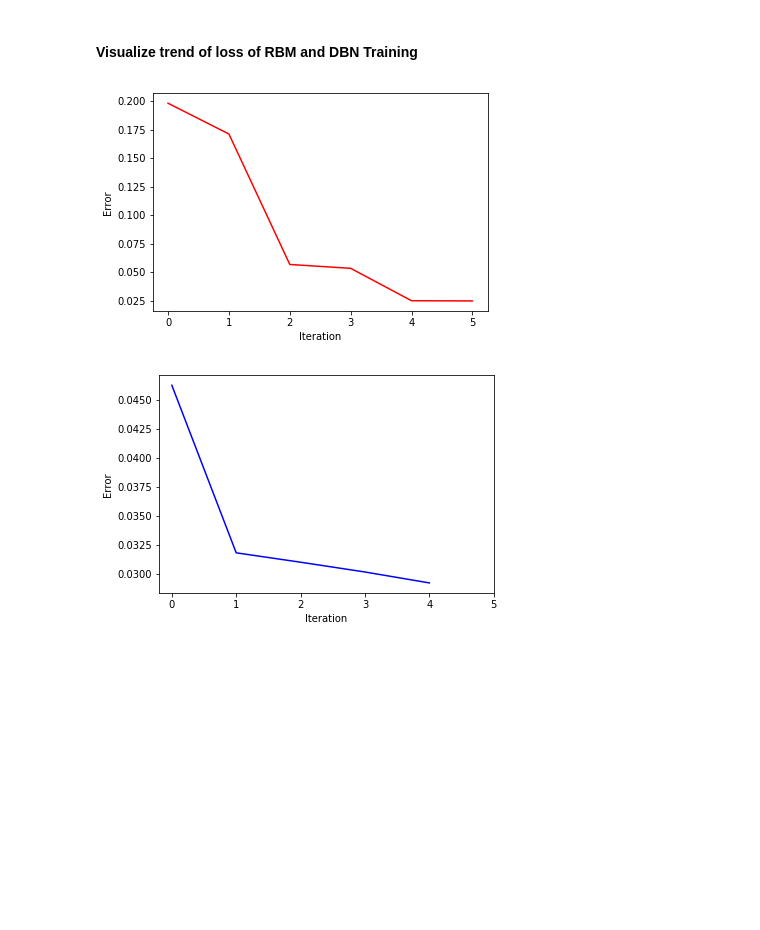
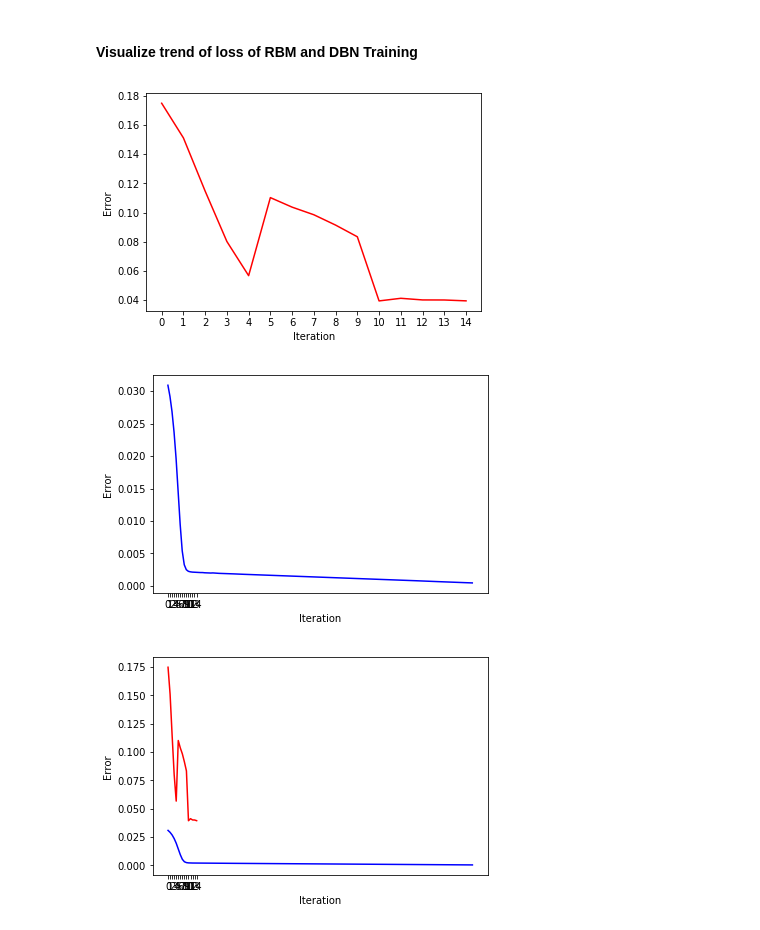
Before and after one commit to fuouo/TrafficBato, a Jupyter notebook: PREDICTION-MODEL-1.ipynb, the cells around one changed output. Drawn from its saved outputs; the diff is of its cells as text; code cells hidden in the pictures; blank space fills up the shorter version.

Commit message:
Fixed bugs in PM1, PM2 and FC. Fixed bugs and added correlation analysis for 3 datasets.

```diff
--- a/PREDICTION-MODEL-1.ipynb
+++ b/PREDICTION-MODEL-1.ipynb
@@ -12,11 +12,11 @@ from dbn.tensorflow import SupervisedDBNRegression
 #If Numpy
 #from dbn.tensorflow import SupervisedDBNRegression
 # %%
-RBM_EPOCHS = 2
-DBN_EPOCHS = 5
+RBM_EPOCHS = 5
+DBN_EPOCHS = 150
 RBM_LEARNING_RATE = 0.01
 DBN_LEARNING_RATE = 0.01
-HIDDEN_LAYER_STRUCT = [5, 10, 15]
+HIDDEN_LAYER_STRUCT = [20, 50, 100]
 ACTIVE_FUNC = 'relu'
 BATCH_SIZE = 28
 # %%
@@ -46,7 +46,8 @@ original_dataset.head()
 # %% [markdown]
 ##### Preparing Traffic Dataset
 # %%
-traffic_dataset = pd.read_csv(DIR + FILENAME + EXT, skipinitialspace=True)
+traffic_raw_data = pd.read_csv(DIR + FILENAME + EXT, skipinitialspace=True)
+traffic_dataset = traffic_raw_data
 traffic_dataset = traffic_dataset.fillna(0)
 # Remove date time. Remove unused columms
 #0-2 = dt + lineName + stationName || 3-4 - statusN - statusS || 5-14 - original weather variables
@@ -114,13 +103,13 @@ min_max_scaler = MinMaxScaler()
 X_train = min_max_scaler.fit_transform(X_train)
 # %%
 # Training
-regressor = SupervisedDBNRegression(hidden_layers_structure=[5, 10, 15],
-                                    learning_rate_rbm=0.01,
-                                    learning_rate=0.01,
-                                    n_epochs_rbm=2,
-                                    n_iter_backprop=5,
-                                    batch_size=28,
-                                    activation_function='relu')
+regressor = SupervisedDBNRegression(hidden_layers_structure=HIDDEN_LAYER_STRUCT,
+                                    learning_rate_rbm=RBM_LEARNING_RATE,
+                                    learning_rate=DBN_LEARNING_RATE,
+                                    n_epochs_rbm=RBM_EPOCHS,
+                                    n_iter_backprop=DBN_EPOCHS,
+                                    batch_size=BATCH_SIZE,
+                                    activation_function=ACTIVE_FUNC)
 regressor.fit(X_train, Y_train)
 # %% [output]
 [START] Pre-training step:
@@ -178,18 +204,26 @@ import matplotlib.pyplot as plt
 # %%
 line1 = rbm_error
 line2 = dbn_error
 x = range(0, RBM_EPOCHS * len(HIDDEN_LAYER_STRUCT))
 plt.plot(range(0, RBM_EPOCHS * len(HIDDEN_LAYER_STRUCT)), line1, c='red')
 plt.xticks(x)
 plt.xlabel("Iteration")
 plt.ylabel("Error")
 plt.show()
 
 plt.plot(range(DBN_EPOCHS), line2, c='blue')
 plt.xticks(x)
 plt.xlabel("Iteration")
 plt.ylabel("Error")
 plt.show()
+
+plt.plot(range(0, RBM_EPOCHS * len(HIDDEN_LAYER_STRUCT)), line1, c='red')
+plt.plot(range(DBN_EPOCHS), line2, c='blue')
+plt.xticks(x)
+plt.xlabel("Iteration")
+plt.ylabel("Error")
+plt.show()
 # %% [output]
-[figure, old version]
+[figure, new version]
-[figure, old version]
+[figure, new version]
+[figure, added]
```
Also changed, not shown: parts of 11 cells of this notebook, 4 other files.
